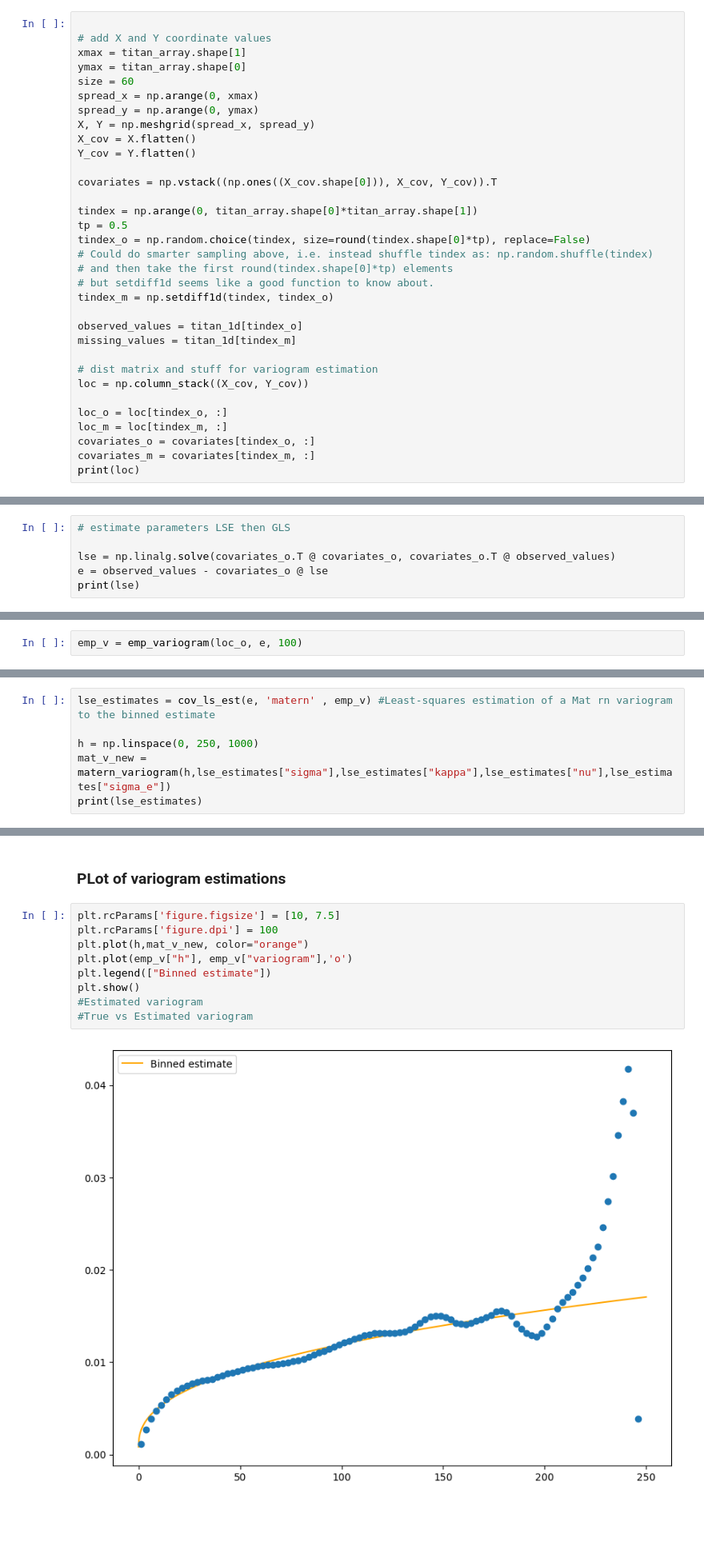
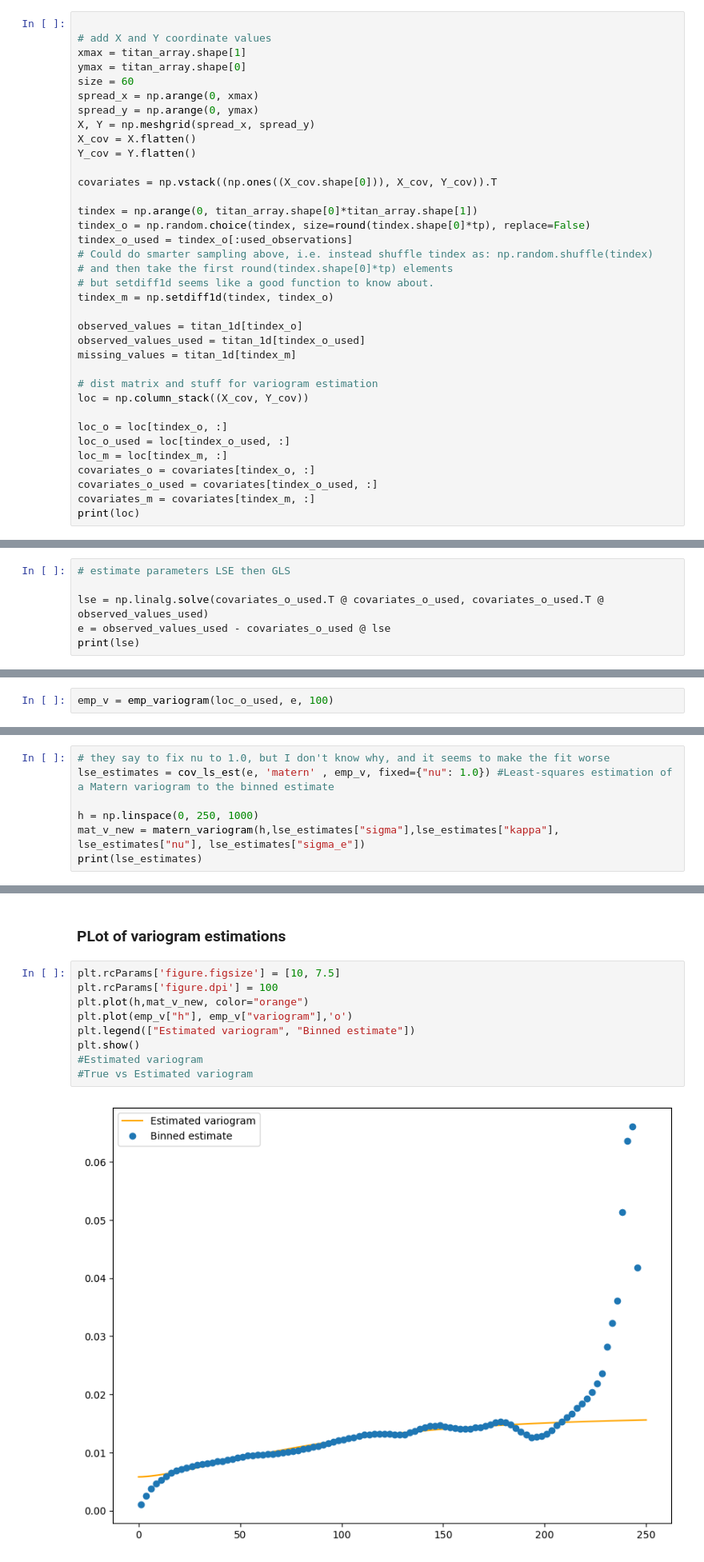
Before and after one commit to spjoliver/TMS016_DOG, a Jupyter notebook: Part 1/titan.ipynb, the cells around one changed output, grey strips where cells are left out. Shown at 80% size. Drawn from its saved outputs; the diff is of its cells as text; blank space fills up the shorter version.

```diff
--- a/Part 1/titan.ipynb
+++ b/Part 1/titan.ipynb
@@ -54,22 +50,25 @@ Y_cov = Y.flatten()
 covariates = np.vstack((np.ones((X_cov.shape[0])), X_cov, Y_cov)).T
 
 tindex = np.arange(0, titan_array.shape[0]*titan_array.shape[1])
-tp = 0.5
 tindex_o = np.random.choice(tindex, size=round(tindex.shape[0]*tp), replace=False)
+tindex_o_used = tindex_o[:used_observations]
 # Could do smarter sampling above, i.e. instead shuffle tindex as: np.random.shuffle(tindex)
 # and then take the first round(tindex.shape[0]*tp) elements
 # but setdiff1d seems like a good function to know about.
 tindex_m = np.setdiff1d(tindex, tindex_o)
 
 observed_values = titan_1d[tindex_o]
+observed_values_used = titan_1d[tindex_o_used]
 missing_values = titan_1d[tindex_m]
 
 # dist matrix and stuff for variogram estimation
 loc = np.column_stack((X_cov, Y_cov))
 
 loc_o = loc[tindex_o, :]
+loc_o_used = loc[tindex_o_used, :]
 loc_m = loc[tindex_m, :]
 covariates_o = covariates[tindex_o, :]
+covariates_o_used = covariates[tindex_o_used, :]
 covariates_m = covariates[tindex_m, :]
 print(loc)
 # %% [output]
@@ -85,7 +84,7 @@ print(loc)
 # %%
 # estimate parameters LSE then GLS
 
-lse = np.linalg.solve(covariates_o.T @ covariates_o, covariates_o.T @ observed_values)
-e = observed_values - covariates_o @ lse
+lse = np.linalg.solve(covariates_o_used.T @ covariates_o_used, covariates_o_used.T @ observed_values_used)
+e = observed_values_used - covariates_o_used @ lse
 print(lse)
 # %% [output]
@@ -93,13 +92,14 @@ print(lse)
 # %% [markdown]
 ### Empirical variogram
 # %%
-emp_v = emp_variogram(loc_o, e, 100)
+emp_v = emp_variogram(loc_o_used, e, 100)
 # %% [markdown]
 ### LSE of variogram parameters
 # %%
-lse_estimates = cov_ls_est(e, 'matern' , emp_v) #Least-squares estimation of a Mat rn variogram to the binned estimate
+# they say to fix nu to 1.0, but I don't know why, and it seems to make the fit worse
+lse_estimates = cov_ls_est(e, 'matern' , emp_v, fixed={"nu": 1.0}) #Least-squares estimation of a Matern variogram to the binned estimate
 
 h = np.linspace(0, 250, 1000)
-mat_v_new = matern_variogram(h,lse_estimates["sigma"],lse_estimates["kappa"],lse_estimates["nu"],lse_estimates["sigma_e"])
+mat_v_new = matern_variogram(h,lse_estimates["sigma"],lse_estimates["kappa"], lse_estimates["nu"], lse_estimates["sigma_e"])
 print(lse_estimates)
 # %% [output]
@@ -109,14 +109,14 @@ print(lse_estimates)
 # %%
 plt.rcParams['figure.figsize'] = [10, 7.5]
 plt.rcParams['figure.dpi'] = 100
 plt.plot(h,mat_v_new, color="orange")
 plt.plot(emp_v["h"], emp_v["variogram"],'o')
-plt.legend(["Binned estimate"])
+plt.legend(["Estimated variogram", "Binned estimate"])
 plt.show()
 #Estimated variogram
 #True vs Estimated variogram
 # %% [output]
-[figure, old version]
+[figure, new version]
 # %% [markdown]
 ### Covariance matrix for observed values
 # %%
```
Also changed, not shown: parts of 16 cells of this notebook, 3 other files.
